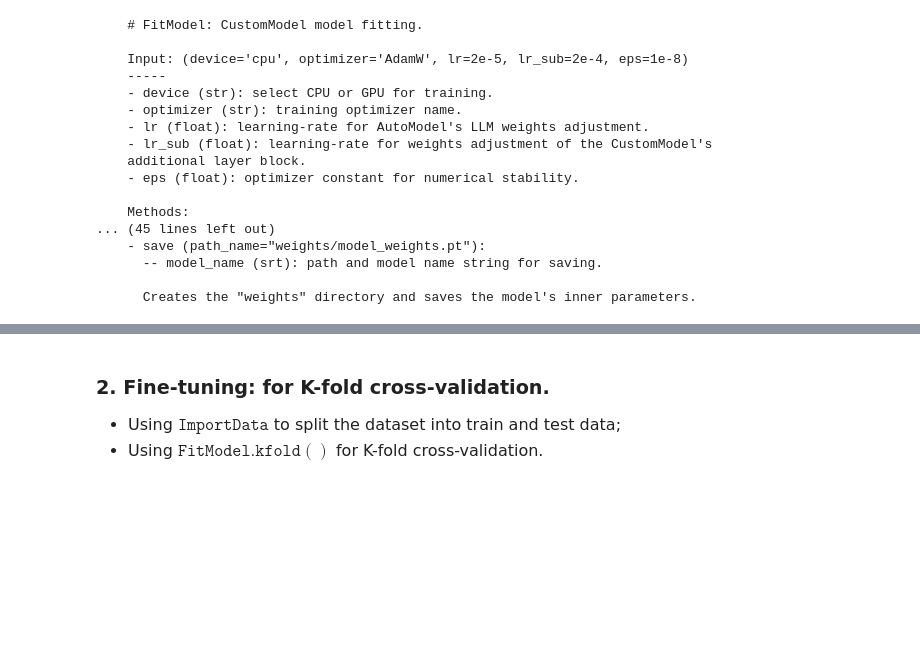
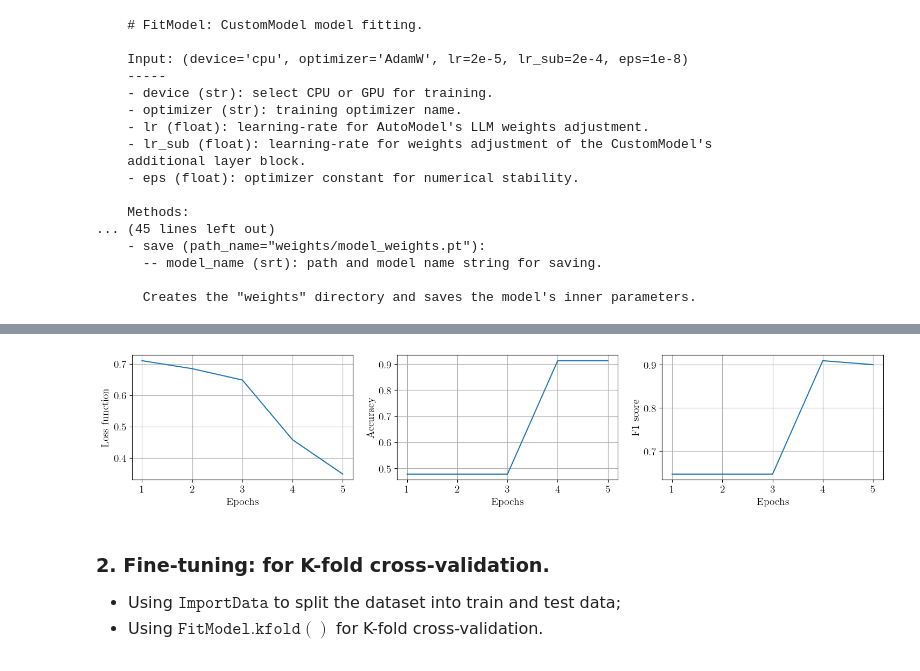
Before and after one commit to marinatrs/slime_nlp, a Jupyter notebook: docs/fine-tuning.ipynb, the cells around one changed output, grey strips where cells are left out. Cells and saved outputs as stored; diff of their text form; code cells hidden in the pictures; blank space fills up the shorter version.

```diff
--- a/docs/fine-tuning.ipynb
+++ b/docs/fine-tuning.ipynb
@@ -21,12 +18,12 @@ from slime_nlp.model import CustomModel, FitModel
 - Using $\mathtt{ImportData}$ to split the dataset into train, validation, and test data;
 - Using $\mathtt{FitModel.fit()}$ for train and validation.
 # %%
-id = ImportData(path_name="../dataset/adress_all.csv", n_val=0.15, n_test=0.1,
+ID = ImportData(path_name="../dataset/adress_all.csv", n_val=0.15, n_test=0.1,
                 group_by=['text', 'group'], verbose=True)
 
-train_data = id.train
-val_data = id.val
-test_data = id.test
+train_data = ID.train
+val_data = ID.val
+test_data = ID.test
 # %% [output]
 DataFrame:
                                                  text  group
@@ -59,6 +56,4 @@ print(fm.__doc__)
 
       Creates the "weights" directory and saves the model's inner parameters.
 # %%
-# To fit train and validation data, uncoment the following line:
-
-# fm.fit(train_data, val_data, epochs=1)
+fm.fit(train_data, val_data, epochs=5)
@@ -65,7 +78,7 @@ print(fm.__doc__)
 # %%
-# To show plot results, uncoment the following line:
-
-# fm.plot_metric()
+fm.plot_metric()
+# %% [output]
+[figure, added]
 # %% [markdown]
 ### __2. Fine-tuning: for K-fold cross-validation.__
 <font size=3>
```
Also changed, not shown: parts of 5 cells of this notebook.
